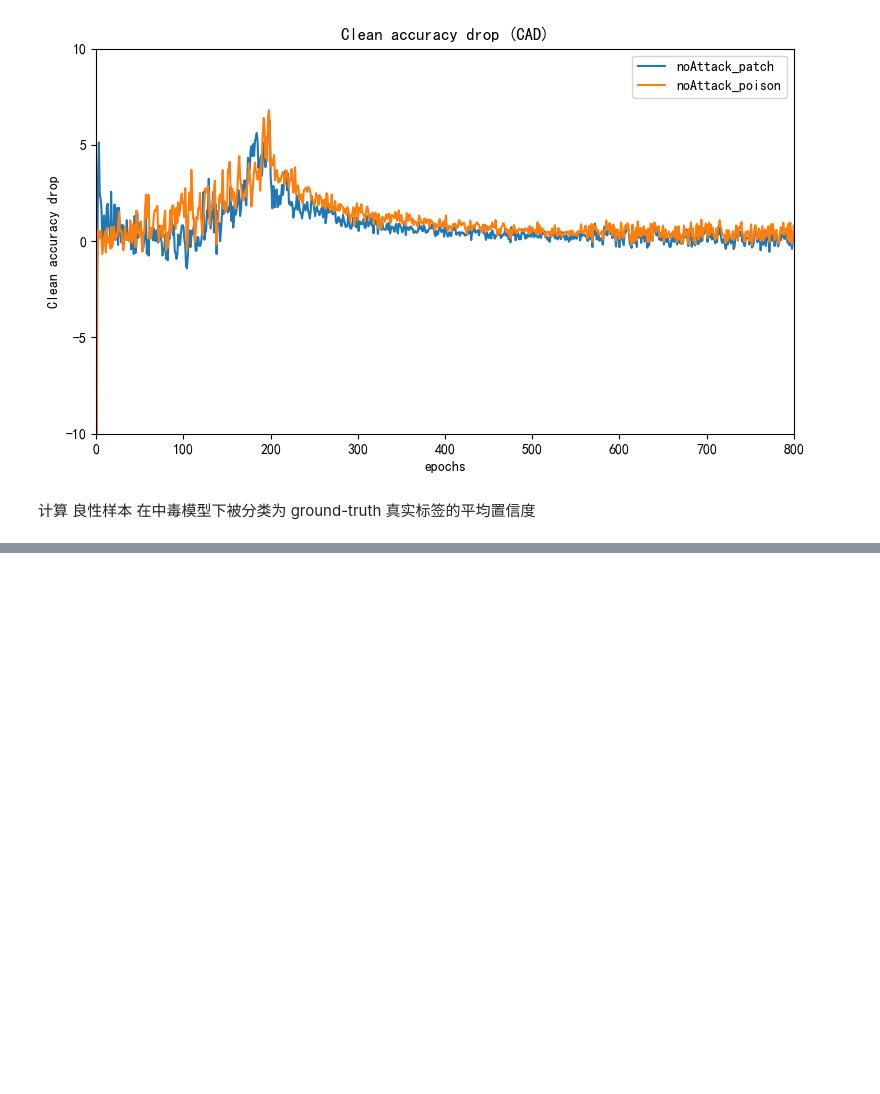
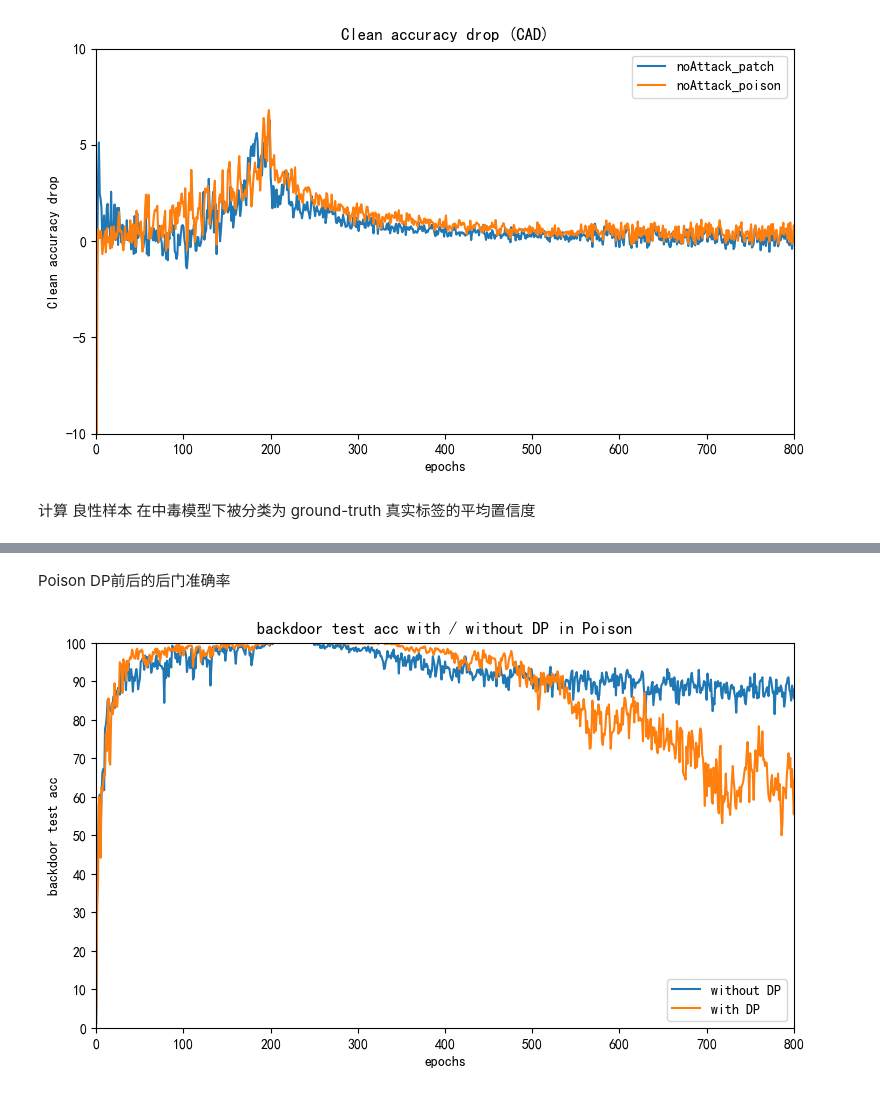
Before and after one commit to imomoe233/xwdaer_utils, a Jupyter notebook: plot.ipynb, the cells around one changed output, grey strips where cells are left out. Cells and saved outputs as stored; diff of their text form; code cells hidden in the pictures; blank space fills up the shorter version.

```diff
--- a/plot.ipynb
+++ b/plot.ipynb
@@ -420,0 +502,39 @@ if __name__ == '__main__':
+# %% [markdown]
+Poison DP前后的后门准确率
+# %%
+path1 = "D:/code/code_xwd/xwdaer_utils/org_data"
+readData1 = pd.read_csv(f"{path1}/Cifar10 Poison DP前后 Poison test acc.csv",header=None)   #读取csv数据
+# print(readData)
+epochs = readData1.iloc[1:-1,1].tolist()
+poison_acc_DP = readData1.iloc[1:-1,2].tolist()      #获取dataFrame，并将此转换为list
+poison_acc_DP = list(map(float, poison_acc_DP))
+poison_acc_withoutDP = readData1.iloc[1:-1,3].tolist()
+poison_acc_withoutDP = list(map(float, poison_acc_withoutDP))
+
+plt.figure(figsize = (9,5),dpi = 100)
+
+plt.rcParams['font.sans-serif'] = ['SimHei']  # 显示汉字
+plt.rcParams['axes.unicode_minus'] = False    # 用来正常显示负号
+
+x = MultipleLocator(100)
+y = MultipleLocator(10)
+ax=plt.gca()
+#ax为两条坐标轴的实例
+ax.xaxis.set_major_locator(x)
+#把x轴的主刻度设置为1的倍数
+ax.yaxis.set_major_locator(y)
+#把y轴的主刻度设置为10的倍数
+ax.autoscale(enable = False)
+
+
+plt.title("backdoor test acc with / without DP in Poison")      # 折线图标题
+plt.xlabel("epochs")        #X轴名称
+plt.ylabel("backdoor test acc")        #Y轴名称
+plt.xlim(0, 800)
+plt.ylim(0, 100)
+plt.plot(epochs, poison_acc_withoutDP)
+plt.plot(epochs, poison_acc_DP)
+plt.legend(['without DP', 'with DP'], loc=4)
+plt.show()
+# %% [output]
+[figure, added]
```
Also changed, not shown: parts of 12 cells of this notebook, 19 other files.
